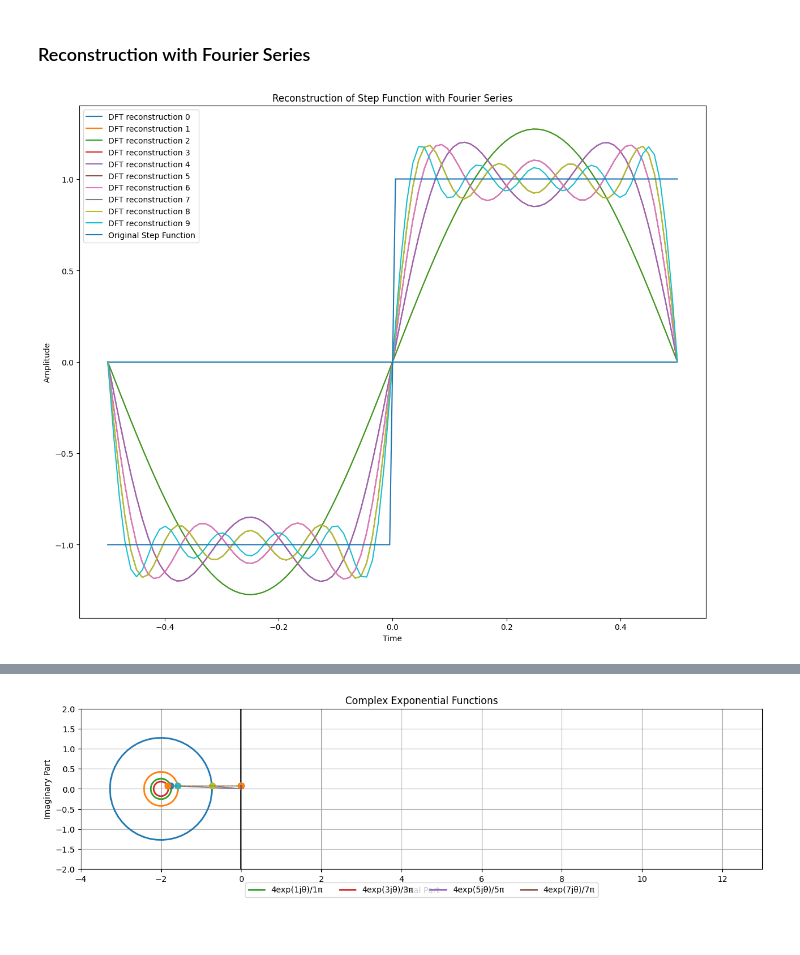
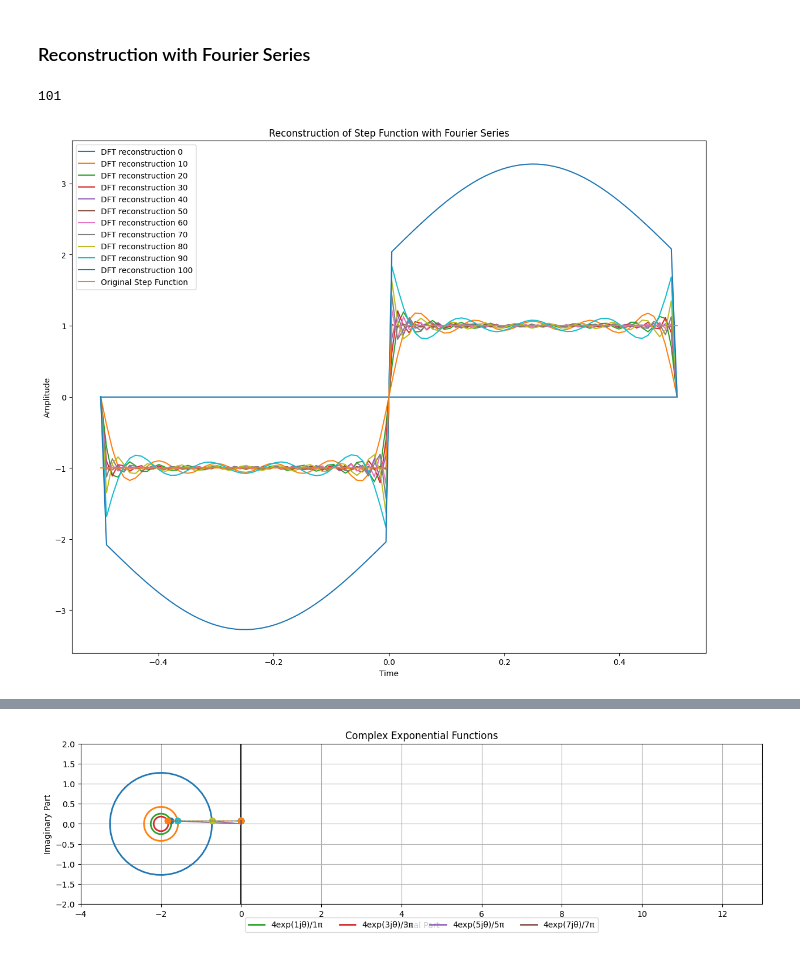
Before and after one commit to fangyuan-ksgk/waveletGPT, a Jupyter notebook: test.ipynb, the cells around one changed output, grey strips where cells are left out. Drawn from its saved outputs; the diff is of its cells as text; code cells hidden in the pictures.

```diff
--- a/test.ipynb
+++ b/test.ipynb
@@ -52,7 +52,7 @@ which is a unit circle. With the discrete fourier series above, we can project t
 import numpy as np
 import matplotlib.pyplot as plt
 
-num_steps = 100
+num_steps = 1000
 
 # Temporal Array
 t = np.linspace(-0.5, 0.5, num_steps)
@@ -61,7 +61,8 @@ t = np.linspace(-0.5, 0.5, num_steps)
 step_function = np.where(t < 0, -1, 1)
 
 # Calculate DFT components
-ns = np.arange(-10, 11)
+num_freq = 101
+ns = np.arange(-num_freq, num_freq+1)
 
 # Numerical Integration to approximate coefficients | Handling broadcast
 cn = np.trapz(step_function[np.newaxis, :] * np.exp(-2j * np.pi * ns[:, np.newaxis] * t[np.newaxis, :]), t)
@@ -80,6 +81,8 @@ fig = plt.figure(figsize=(12, 10))
 ax = fig.add_subplot(111, projection='3d')
 
 for i, signal in enumerate(signals):
+    if i % 10 != 0:
+        continue
     real_parts = np.real(signal)
     freq = ns[i]
     if freq == 0:
@@ -112,29 +115,35 @@ plt.show()
 # %% [markdown]
 ### Reconstruction with Fourier Series
+# %%
+mid_index
+# %% [output]
+101
 # %%
 import numpy as np
 import matplotlib.pyplot as plt
 
 fig, ax = plt.subplots(figsize=(12, 10))
 
 mid_index = len(signals)//2
 for i in range(mid_index):
+    if i % 10 != 0:
+        continue
     reconstructed_signal = signals[mid_index-i: mid_index+i+1].sum(axis=0)
     ax.plot(t, reconstructed_signal.real, label=f'DFT reconstruction {i}')
 
 ax.plot(t, step_function, label='Original Step Function')
 
 ax.set_xlabel('Time')
 ax.set_ylabel('Amplitude')
 ax.set_title('Reconstruction of Step Function with Fourier Series')
 
 # Add a legend
 ax.legend()
 
 plt.tight_layout()
 plt.show()
 # %% [output]
-[figure, old version]
+[figure, new version]
 # %%
 import numpy as np
 import matplotlib.pyplot as plt
```
Also changed, not shown: parts of 2 cells of this notebook, 6 other files.
